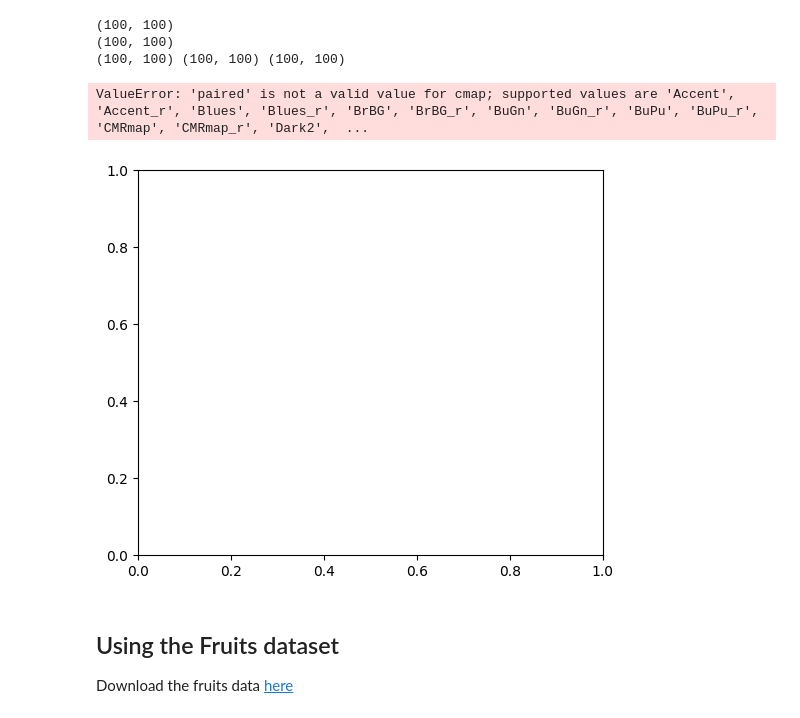
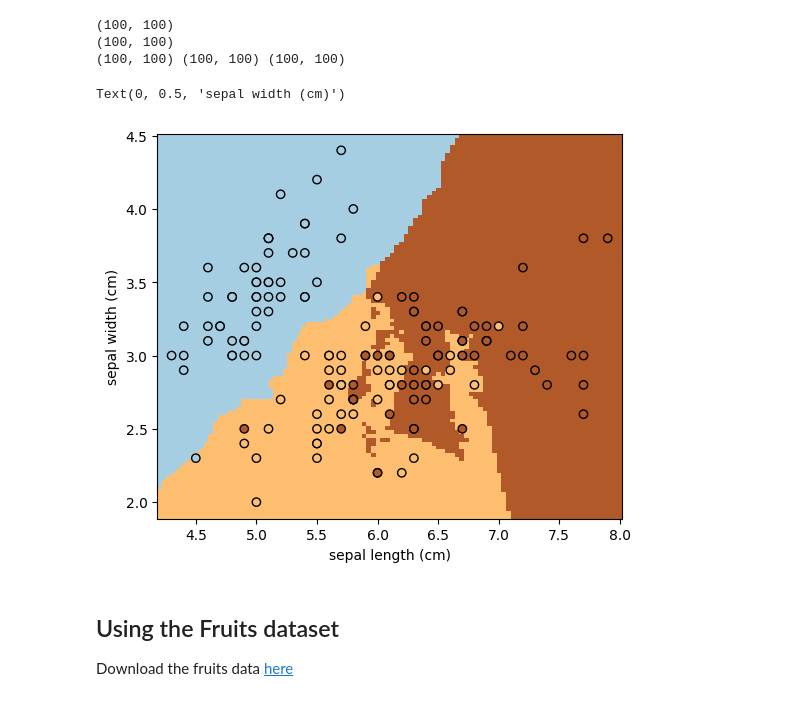
Before and after one commit to brahiangiraldo/machine_learning, a Jupyter notebook: Sem_03/kNN.ipynb, the cells around one changed output. Cells and saved outputs as stored; diff of their text form; code cells hidden in the pictures.

```diff
--- a/Sem_03/kNN.ipynb
+++ b/Sem_03/kNN.ipynb
@@ -54,13 +54,13 @@ print(pred_grid.shape, h_grid.shape, v_grid.shape)
 # %%
 _,ax = plt.subplots(1,1,figsize=(6,5))
 
-ax.pcolormesh(h_grid, v_grid, pred_grid, cmap= "paired")
-ax.scatter(iris_x[:,0], iris_x[:,1], c=iris_y, cmap= "paired", edgecolor='k')
+ax.pcolormesh(h_grid, v_grid, pred_grid, cmap= "Paired")
+ax.scatter(iris_x[:,0], iris_x[:,1], c=iris_y, cmap= "Paired", edgecolor='k')
 ax.set_xlabel(feature_names[0])
 ax.set_ylabel(feature_names[1])
 # %% [output]
-ValueError: 'paired' is not a valid value for cmap; supported values are 'Accent', 'Accent_r', 'Blues', 'Blues_r', 'BrBG', 'BrBG_r', 'BuGn', 'BuGn_r', 'BuPu', 'BuPu_r', 'CMRmap', 'CMRmap_r', 'Dark2',  ...
+Text(0, 0.5, 'sepal width (cm)')
-[figure, old version]
+[figure, new version]
 # %% [markdown]
 ## Using the Fruits dataset
 
```
Also changed, not shown: 1 other file.
